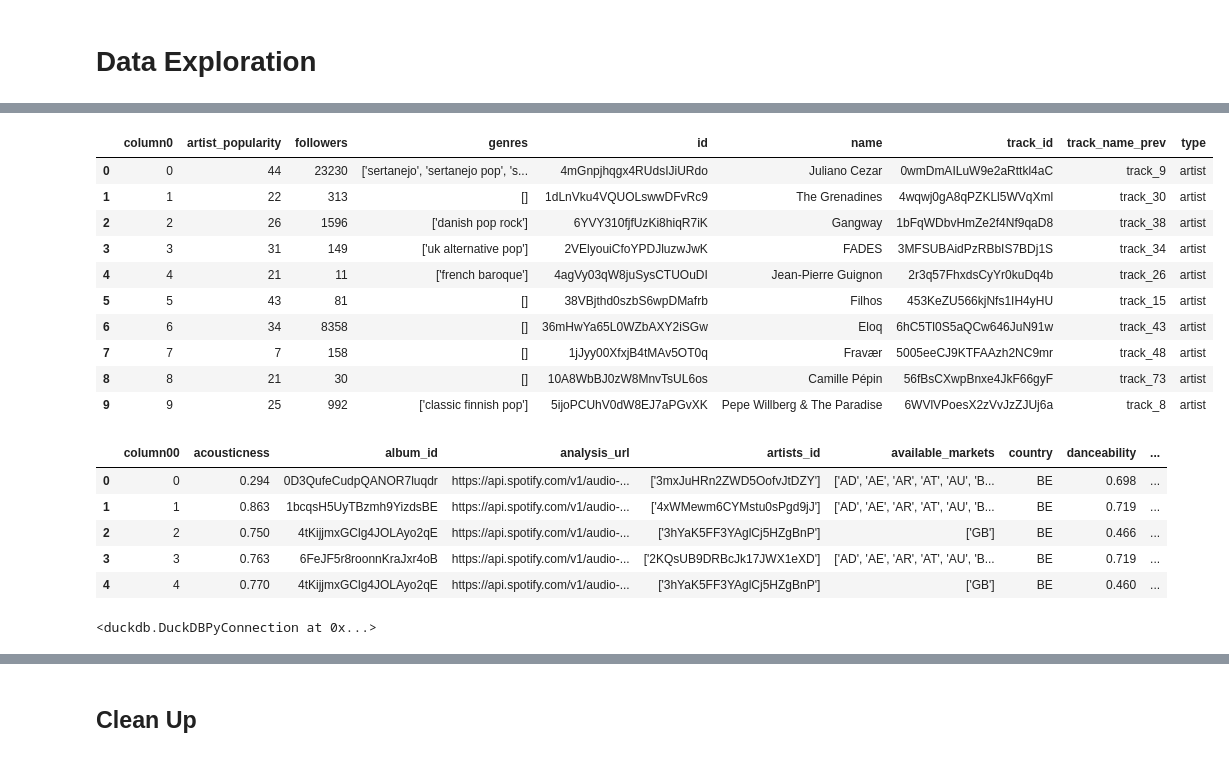
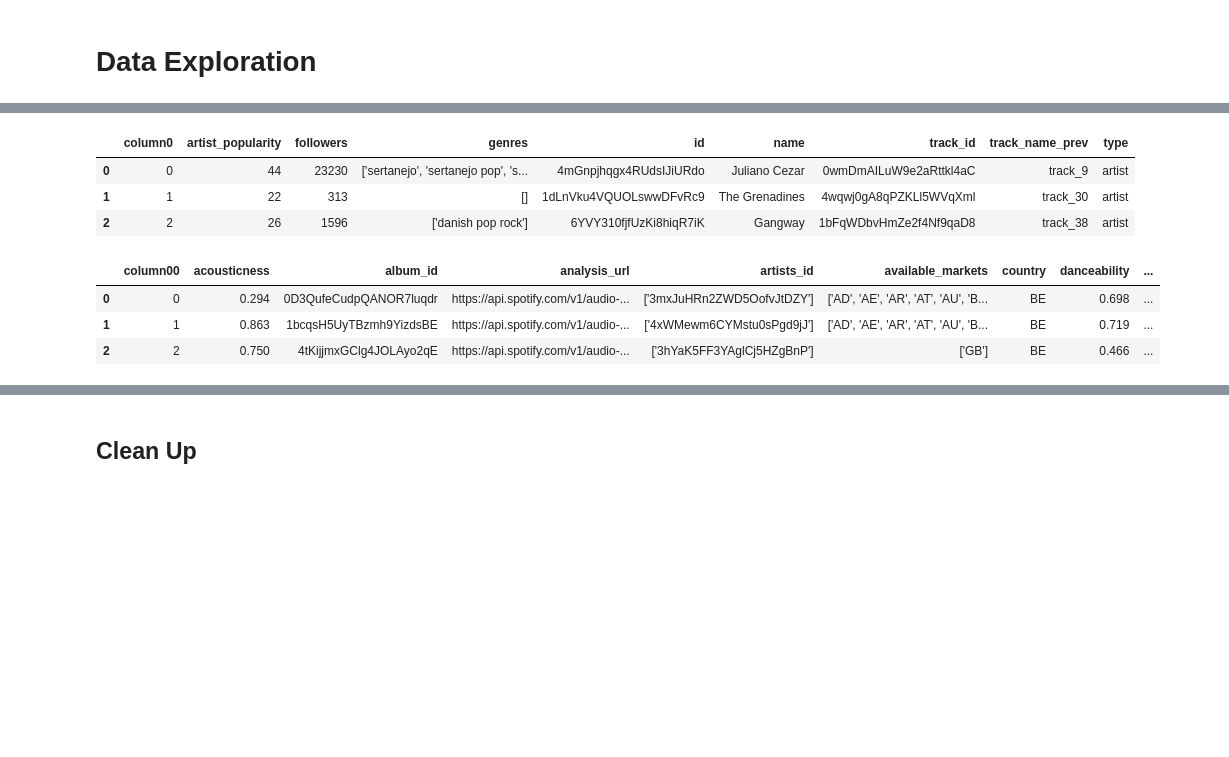
Before and after one commit to dejse/spotify-recommendation-streamlit, a Jupyter notebook: notebooks/E2E.ipynb, the cells around one changed output, grey strips where cells are left out. Cells and saved outputs as stored; diff of their text form; code cells hidden in the pictures; blank space fills up the shorter version.

```diff
--- a/notebooks/E2E.ipynb
+++ b/notebooks/E2E.ipynb
@@ -76,39 +62,30 @@ con.table("albums").limit(5).df()
 # %%
-con.table("artists").limit(10).df()
+con.table("artists").limit(3).df()
 # %% [output]
 |  | column0 | artist_popularity | followers | genres | id | name | track_id | track_name_prev | type |
 | 0 | 0 | 44 | 23230 | ['sertanejo', 'sertanejo pop', 's... | 4mGnpjhqgx4RUdsIJiURdo | Juliano Cezar | 0wmDmAILuW9e2aRttkl4aC | track_9 | artist |
 | 1 | 1 | 22 | 313 | [] | 1dLnVku4VQUOLswwDFvRc9 | The Grenadines | 4wqwj0gA8qPZKLl5WVqXml | track_30 | artist |
 | 2 | 2 | 26 | 1596 | ['danish pop rock'] | 6YVY310fjfUzKi8hiqR7iK | Gangway | 1bFqWDbvHmZe2f4Nf9qaD8 | track_38 | artist |
-| 3 | 3 | 31 | 149 | ['uk alternative pop'] | 2VElyouiCfoYPDJluzwJwK | FADES | 3MFSUBAidPzRBbIS7BDj1S | track_34 | artist |
-| 4 | 4 | 21 | 11 | ['french baroque'] | 4agVy03qW8juSysCTUOuDI | Jean-Pierre Guignon | 2r3q57FhxdsCyYr0kuDq4b | track_26 | artist |
-| 5 | 5 | 43 | 81 | [] | 38VBjthd0szbS6wpDMafrb | Filhos | 453KeZU566kjNfs1IH4yHU | track_15 | artist |
-| 6 | 6 | 34 | 8358 | [] | 36mHwYa65L0WZbAXY2iSGw | Eloq | 6hC5Tl0S5aQCw646JuN91w | track_43 | artist |
-| 7 | 7 | 7 | 158 | [] | 1jJyy00XfxjB4tMAv5OT0q | Fravær | 5005eeCJ9KTFAAzh2NC9mr | track_48 | artist |
-| 8 | 8 | 21 | 30 | [] | 10A8WbBJ0zW8MnvTsUL6os | Camille Pépin | 56fBsCXwpBnxe4JkF66gyF | track_73 | artist |
-| 9 | 9 | 25 | 992 | ['classic finnish pop'] | 5ijoPCUhV0dW8EJ7aPGvXK | Pepe Willberg & The Paradise | 6WVlVPoesX2zVvJzZJUj6a | track_8 | artist |
 # %%
-con.table("tracks").limit(5).df()
+con.table("tracks").limit(3).df()
 # %% [output]
 |  | column00 | acousticness | album_id | analysis_url | artists_id | available_markets | country | danceability | ... |
 | 0 | 0 | 0.294 | 0D3QufeCudpQANOR7luqdr | https://api.spotify.com/v1/audio-... | ['3mxJuHRn2ZWD5OofvJtDZY'] | ['AD', 'AE', 'AR', 'AT', 'AU', 'B... | BE | 0.698 | ... |
 | 1 | 1 | 0.863 | 1bcqsH5UyTBzmh9YizdsBE | https://api.spotify.com/v1/audio-... | ['4xWMewm6CYMstu0sPgd9jJ'] | ['AD', 'AE', 'AR', 'AT', 'AU', 'B... | BE | 0.719 | ... |
 | 2 | 2 | 0.750 | 4tKijjmxGClg4JOLAyo2qE | https://api.spotify.com/v1/audio-... | ['3hYaK5FF3YAglCj5HZgBnP'] | ['GB'] | BE | 0.466 | ... |
-| 3 | 3 | 0.763 | 6FeJF5r8roonnKraJxr4oB | https://api.spotify.com/v1/audio-... | ['2KQsUB9DRBcJk17JWX1eXD'] | ['AD', 'AE', 'AR', 'AT', 'AU', 'B... | BE | 0.719 | ... |
-| 4 | 4 | 0.770 | 4tKijjmxGClg4JOLAyo2qE | https://api.spotify.com/v1/audio-... | ['3hYaK5FF3YAglCj5HZgBnP'] | ['GB'] | BE | 0.460 | ... |
 # %%
 # Construct Lookup View
-sql = """
-drop view if exists lookup;
-create view lookup as
-select
-    t.id, t.name as track_name, ar.name as artist_name, a.name as album_name,
-    t.preview_url, t.track_href, t.analysis_url
-from tracks t
-left join albums a on t.album_id = a.id
---left join artists ar on ar.track_id = t.id
-left join artists ar on a.artist_id = ar.id
-"""
-con.execute(sql)
+def create_lookup_table(con: duckdb.DuckDBPyConnection):
+    sql = """
+        drop view if exists lookup;
+        create view lookup as
+        select
+            t.id, t.name as track_name, ar.name as artist_name, a.name as album_name,
+            t.preview_url, t.track_href, t.analysis_url
+        from tracks t
+        left join albums a on t.album_id = a.id
+        left join artists ar on a.artist_id = ar.id
+        """
+    con.execute(sql)
+
+create_lookup_table(con)
-# %% [output]
-<duckdb.DuckDBPyConnection at 0x...>
```
Also changed, not shown: parts of 31 cells of this notebook.
